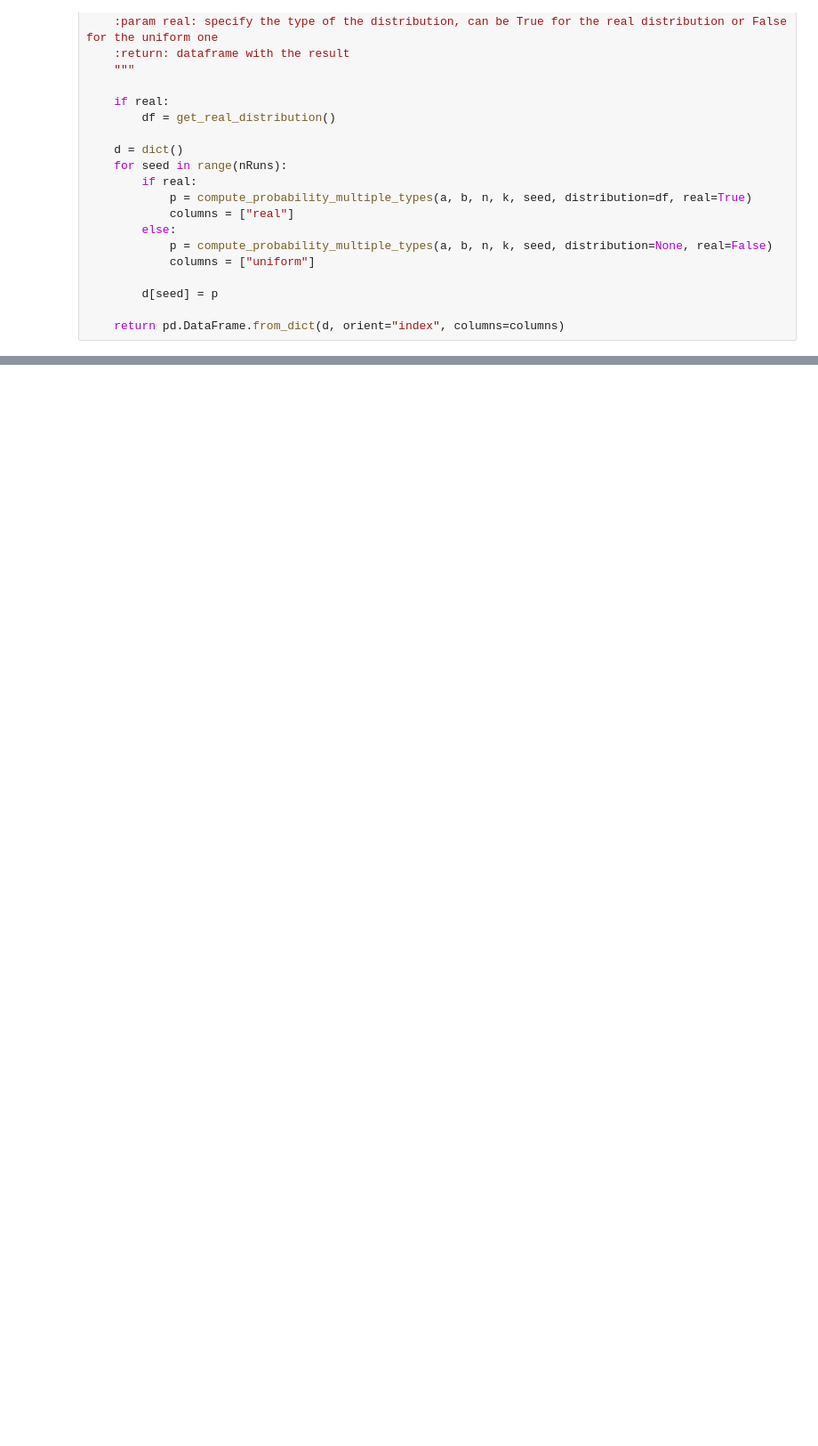
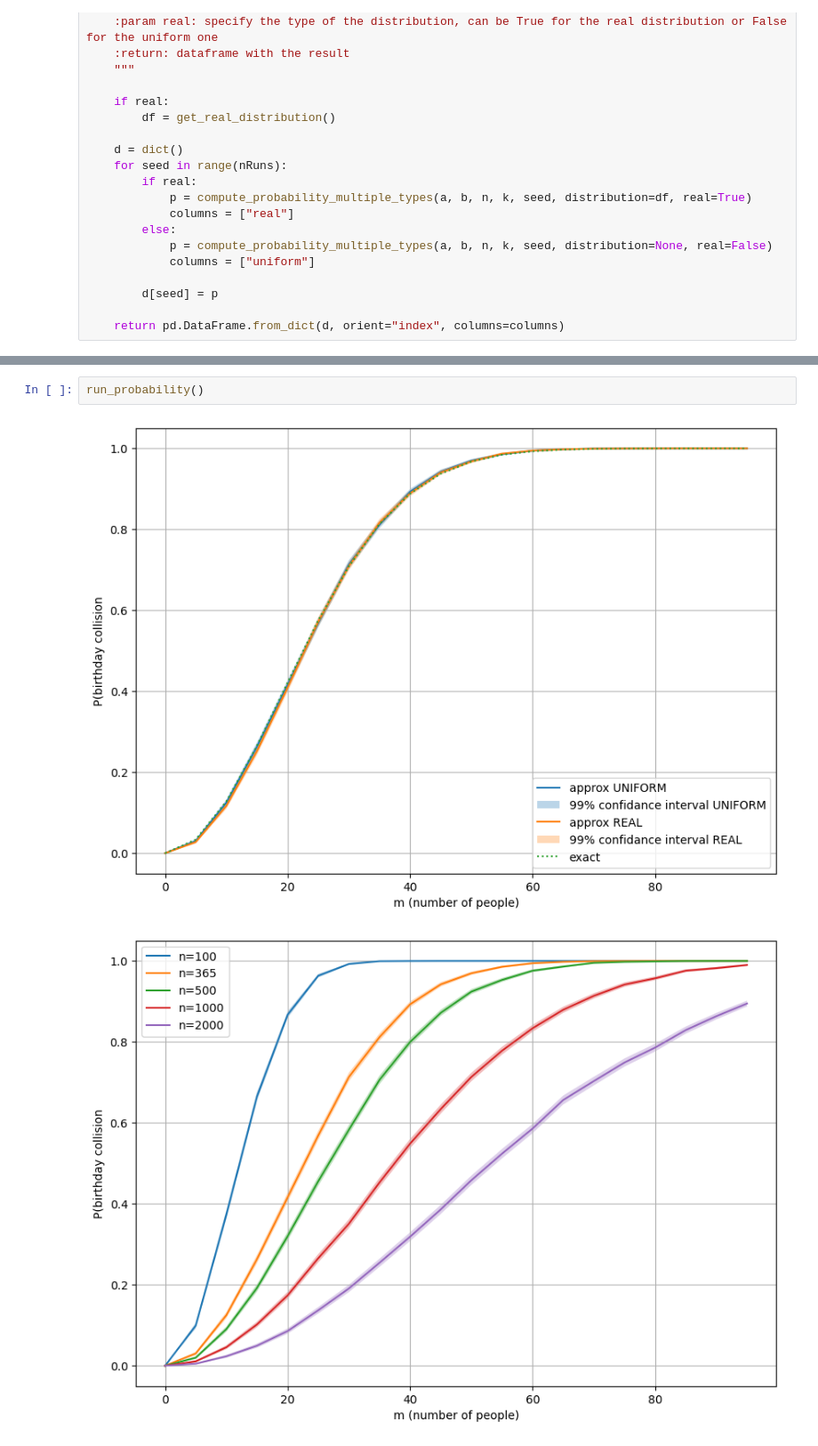
Before and after one commit to dadodimauro/ComputerAidedSimulationLab, a Jupyter notebook: Laboratories/birthday_paradox/birthday_paradox.ipynb, the cells around one changed output, grey strips where cells are left out. Shown at 89% size. Cells and saved outputs as stored; diff of their text form; blank space fills up the shorter version.

```diff
--- a/Laboratories/birthday_paradox/birthday_paradox.ipynb
+++ b/Laboratories/birthday_paradox/birthday_paradox.ipynb
@@ -510,0 +558,5 @@ plt.show()
+# %%
+run_probability()
+# %% [output]
+[figure, added]
+[figure, added]
```
Also changed, not shown: parts of 28 cells of this notebook, 15 other files.
